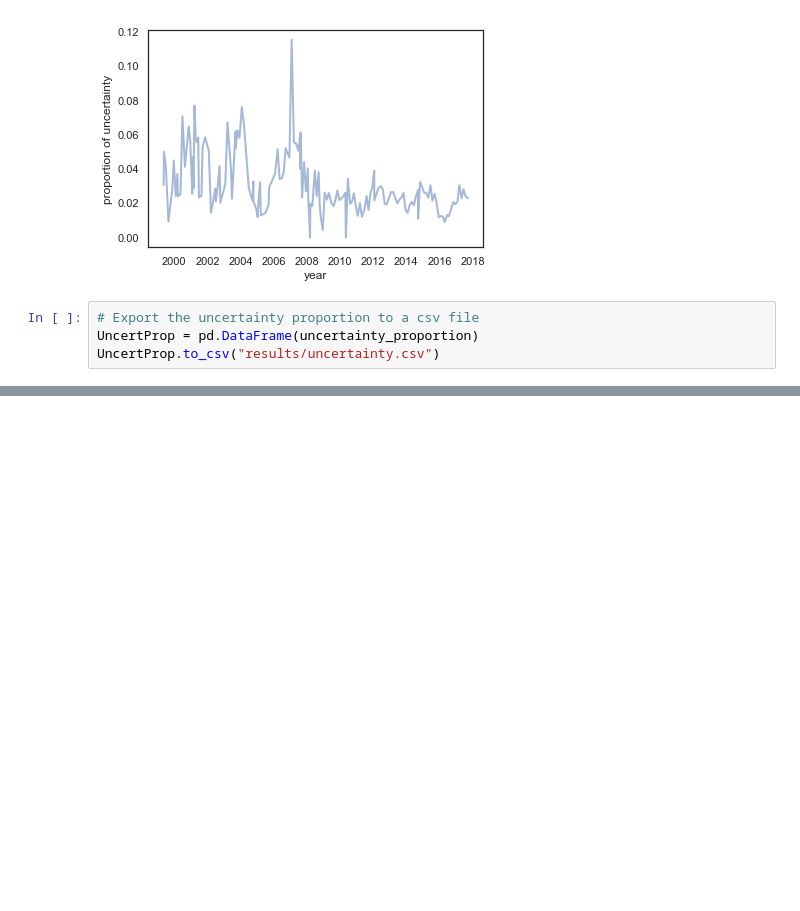
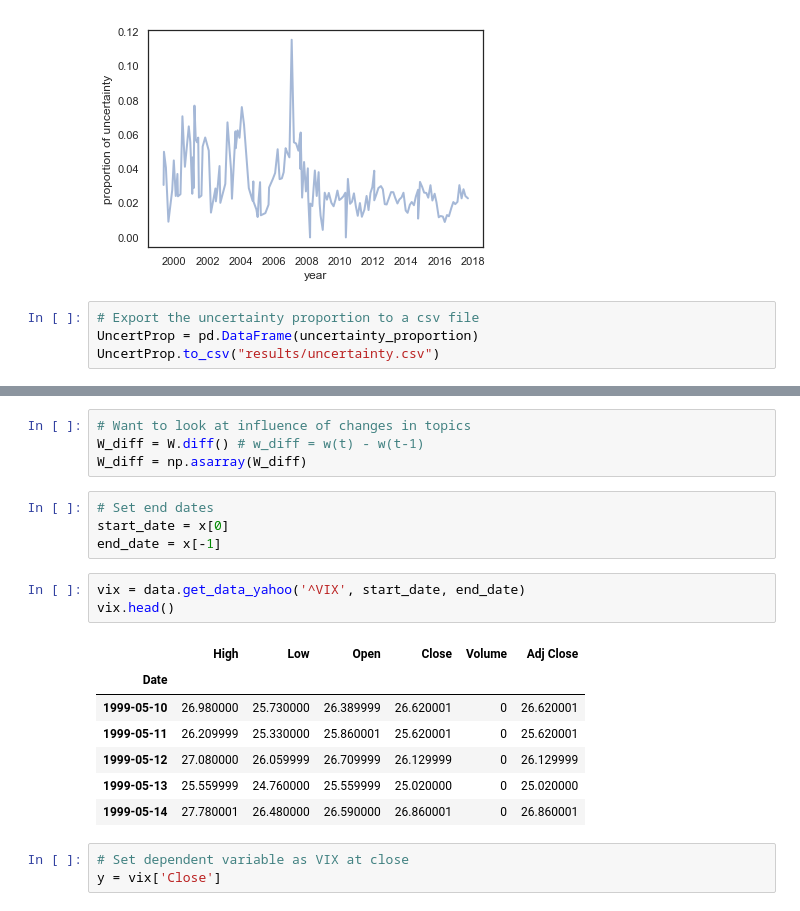
Before and after one commit to ancilcrayton/nlp_public_policy, a Jupyter notebook: nlp_fed_statements.ipynb, the cells around one changed output, grey strips where cells are left out. Cells and saved outputs as stored; diff of their text form; blank space fills up the shorter version.

```diff
--- a/nlp_fed_statements.ipynb
+++ b/nlp_fed_statements.ipynb
@@ -848,0 +856,22 @@ UncertProp.to_csv("results/uncertainty.csv")
+# %%
+# Want to look at influence of changes in topics
+W_diff = W.diff() # w_diff = w(t) - w(t-1)
+W_diff = np.asarray(W_diff)
+# %%
+# Set end dates
+start_date = x[0]
+end_date = x[-1]
+# %%
+vix = data.get_data_yahoo('^VIX', start_date, end_date)
+vix.head()
+# %% [output]
+|  | High | Low | Open | Close | Volume | Adj Close |
+| Date |  |  |  |  |  |  |
+| 1999-05-10 | 26.980000 | 25.730000 | 26.389999 | 26.620001 | 0 | 26.620001 |
+| 1999-05-11 | 26.209999 | 25.330000 | 25.860001 | 25.620001 | 0 | 25.620001 |
+| 1999-05-12 | 27.080000 | 26.059999 | 26.709999 | 26.129999 | 0 | 26.129999 |
+| 1999-05-13 | 25.559999 | 24.760000 | 25.559999 | 25.020000 | 0 | 25.020000 |
+| 1999-05-14 | 27.780001 | 26.480000 | 26.590000 | 26.860001 | 0 | 26.860001 |
+# %%
+# Set dependent variable as VIX at close
+y = vix['Close']
```
Also changed, not shown: parts of 15 cells of this notebook, 7 other files.
